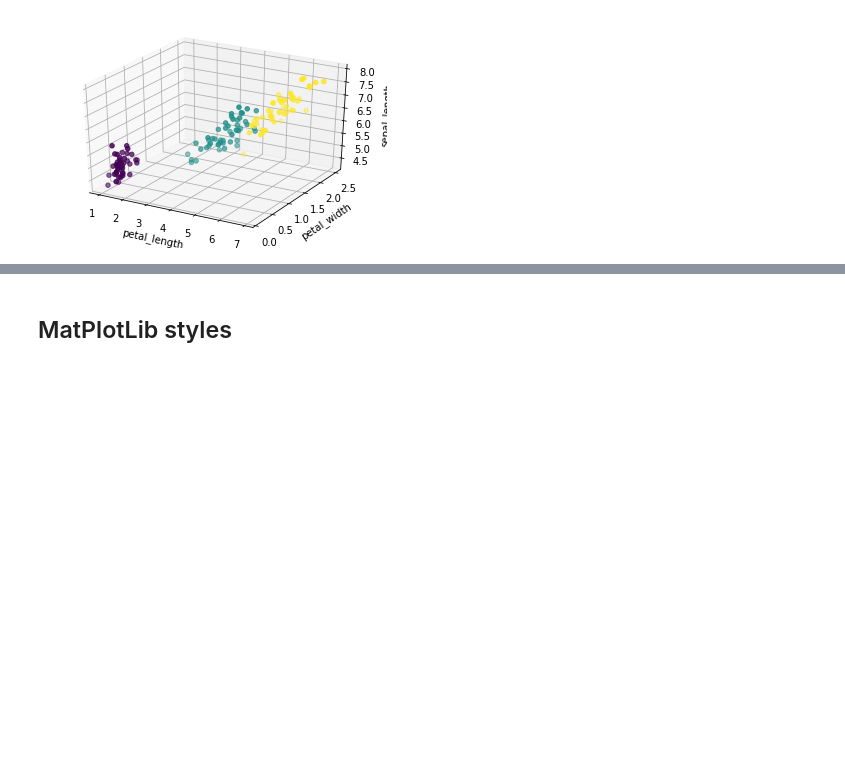
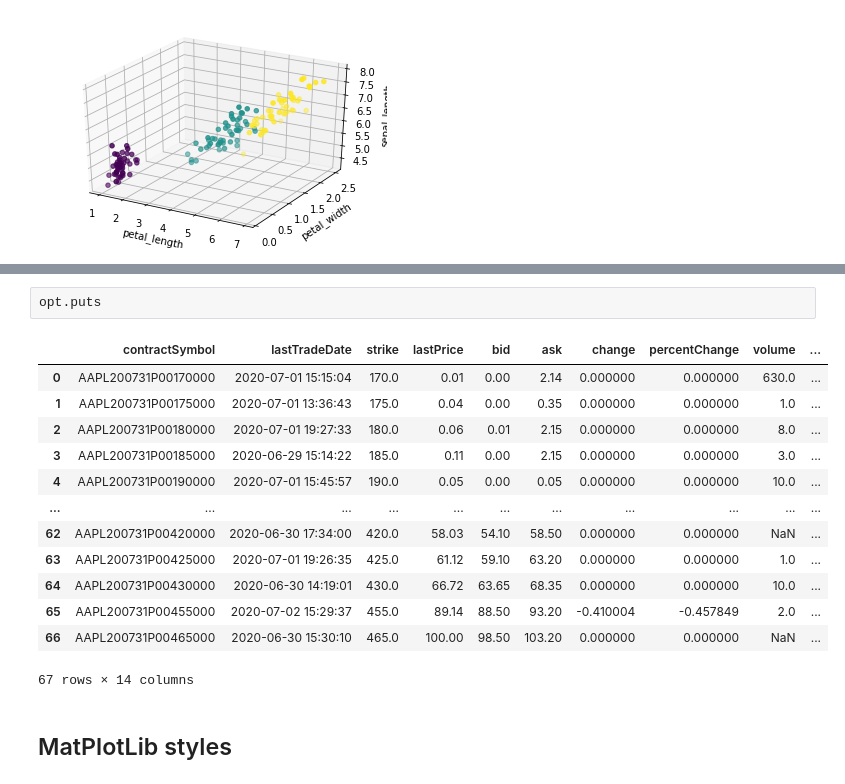
Before and after one commit to makzan/Beginning-Python-Course, a Jupyter notebook: lesson-9-plotting-graph-with-matplotlib/lesson-9-matplotlib.ipynb, the cells around one changed output, grey strips where cells are left out. Cells and saved outputs as stored; diff of their text form; blank space fills up the shorter version.

```diff
--- a/lesson-9-plotting-graph-with-matplotlib/lesson-9-matplotlib.ipynb
+++ b/lesson-9-plotting-graph-with-matplotlib/lesson-9-matplotlib.ipynb
@@ -235,3 +394,19 @@ max        7.900000     4.400000      6.900000     2.500000
+# %%
+opt.puts
+# %% [output]
+|  | contractSymbol | lastTradeDate | strike | lastPrice | bid | ask | change | percentChange | volume | ... |
+| 0 | AAPL200731P00170000 | 2020-07-01 15:15:04 | 170.0 | 0.01 | 0.00 | 2.14 | 0.000000 | 0.000000 | 630.0 | ... |
+| 1 | AAPL200731P00175000 | 2020-07-01 13:36:43 | 175.0 | 0.04 | 0.00 | 0.35 | 0.000000 | 0.000000 | 1.0 | ... |
+| 2 | AAPL200731P00180000 | 2020-07-01 19:27:33 | 180.0 | 0.06 | 0.01 | 2.15 | 0.000000 | 0.000000 | 8.0 | ... |
+| 3 | AAPL200731P00185000 | 2020-06-29 15:14:22 | 185.0 | 0.11 | 0.00 | 2.15 | 0.000000 | 0.000000 | 3.0 | ... |
+| 4 | AAPL200731P00190000 | 2020-07-01 15:45:57 | 190.0 | 0.05 | 0.00 | 0.05 | 0.000000 | 0.000000 | 10.0 | ... |
+| ... | ... | ... | ... | ... | ... | ... | ... | ... | ... | ... |
+| 62 | AAPL200731P00420000 | 2020-06-30 17:34:00 | 420.0 | 58.03 | 54.10 | 58.50 | 0.000000 | 0.000000 | NaN | ... |
+| 63 | AAPL200731P00425000 | 2020-07-01 19:26:35 | 425.0 | 61.12 | 59.10 | 63.20 | 0.000000 | 0.000000 | 1.0 | ... |
+| 64 | AAPL200731P00430000 | 2020-06-30 14:19:01 | 430.0 | 66.72 | 63.65 | 68.35 | 0.000000 | 0.000000 | 10.0 | ... |
+| 65 | AAPL200731P00455000 | 2020-07-02 15:29:37 | 455.0 | 89.14 | 88.50 | 93.20 | -0.410004 | -0.457849 | 2.0 | ... |
+| 66 | AAPL200731P00465000 | 2020-06-30 15:30:10 | 465.0 | 100.00 | 98.50 | 103.20 | 0.000000 | 0.000000 | NaN | ... |
+67 rows × 14 columns
 # %% [markdown]
 ## MatPlotLib styles
 # %% [markdown]
```
Also changed, not shown: parts of 30 cells of this notebook.
